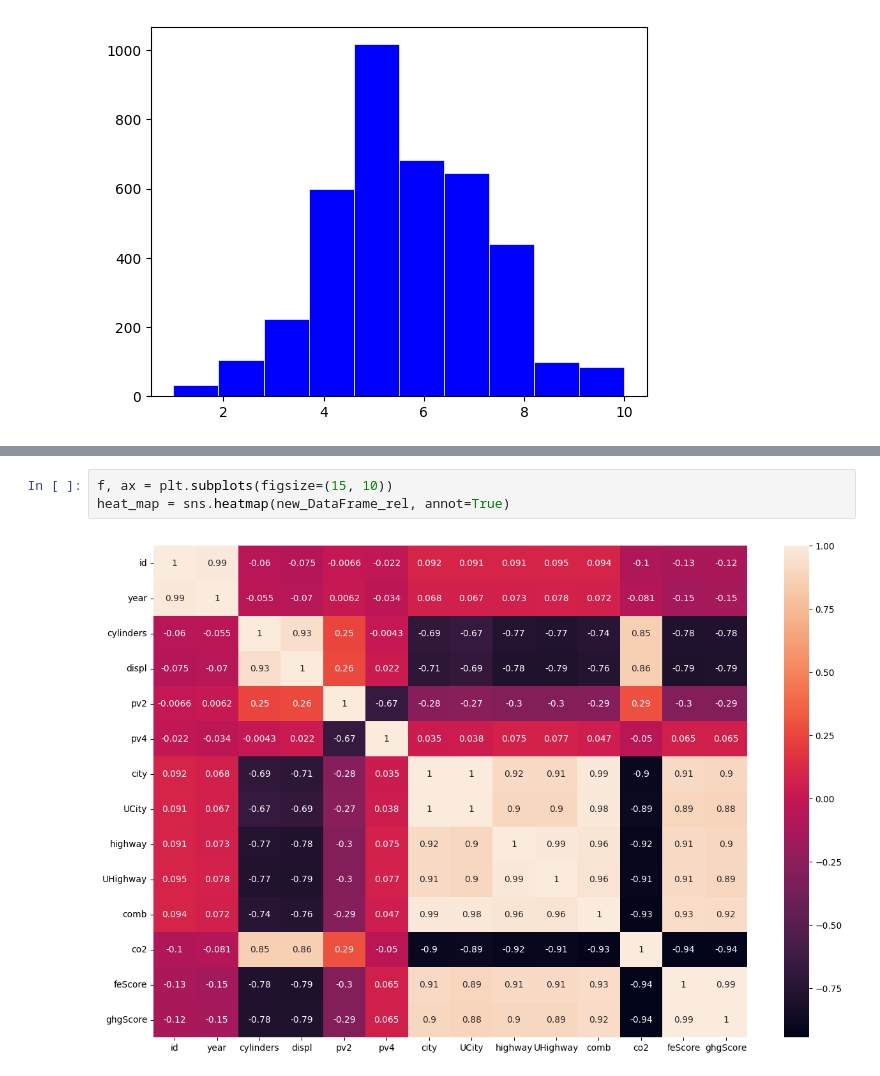
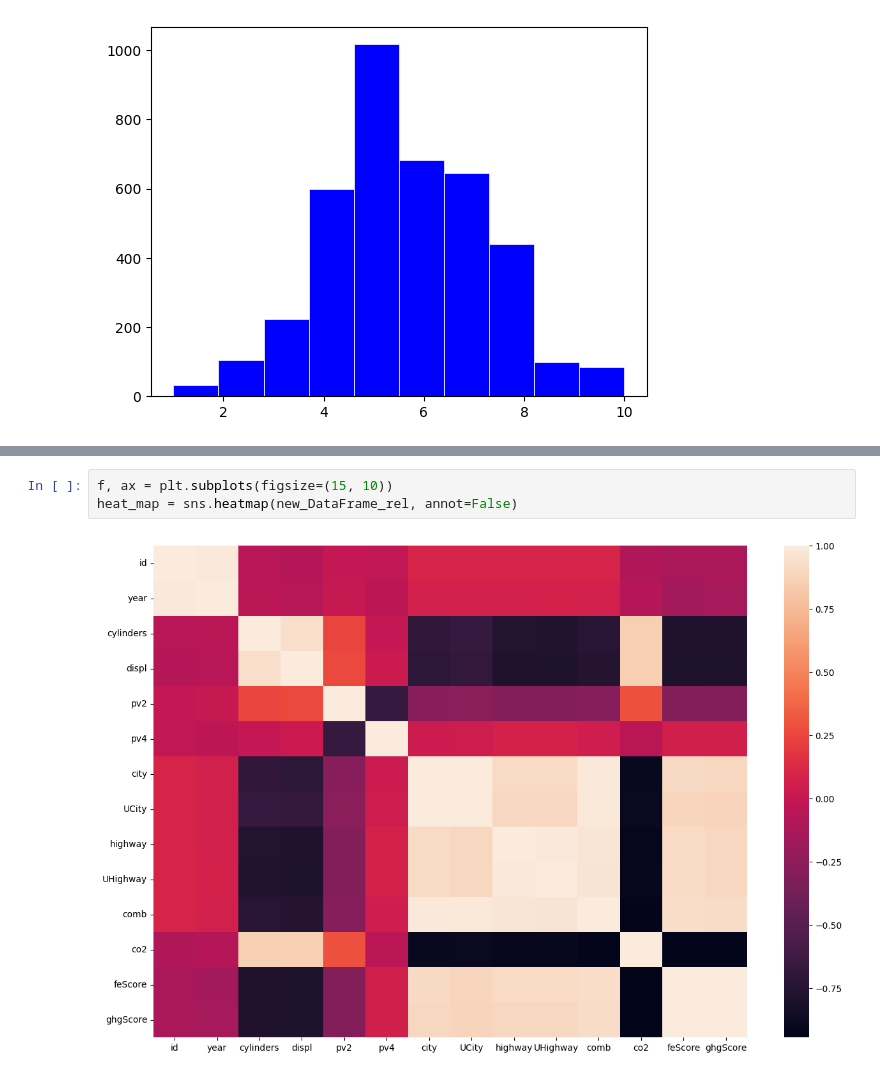
Before and after one commit to excelasaph/Project_Plotting, a Jupyter notebook: Excel_Asaph_Project_Plotting.ipynb, the cells around one changed output, grey strips where cells are left out. Saved outputs shown, nothing was run; the diff lists cells and outputs as text.

```diff
--- a/Excel_Asaph_Project_Plotting.ipynb
+++ b/Excel_Asaph_Project_Plotting.ipynb
@@ -120,6 +120,6 @@ new_DataFrame_rel
 | ghgScore | -0.122321 | -0.145141 | -0.781815 | -0.791216 | -0.293156 | 0.065263 | 0.898793 | 0.884458 | 0.897585 | 0.894314 | 0.918807 | ... |
 # %%
 f, ax = plt.subplots(figsize=(15, 10))
-heat_map = sns.heatmap(new_DataFrame_rel, annot=True)
+heat_map = sns.heatmap(new_DataFrame_rel, annot=False)
 # %% [output]
-[figure, old version]
+[figure, new version]
```
Also changed, not shown: parts of 1 cell of this notebook.
